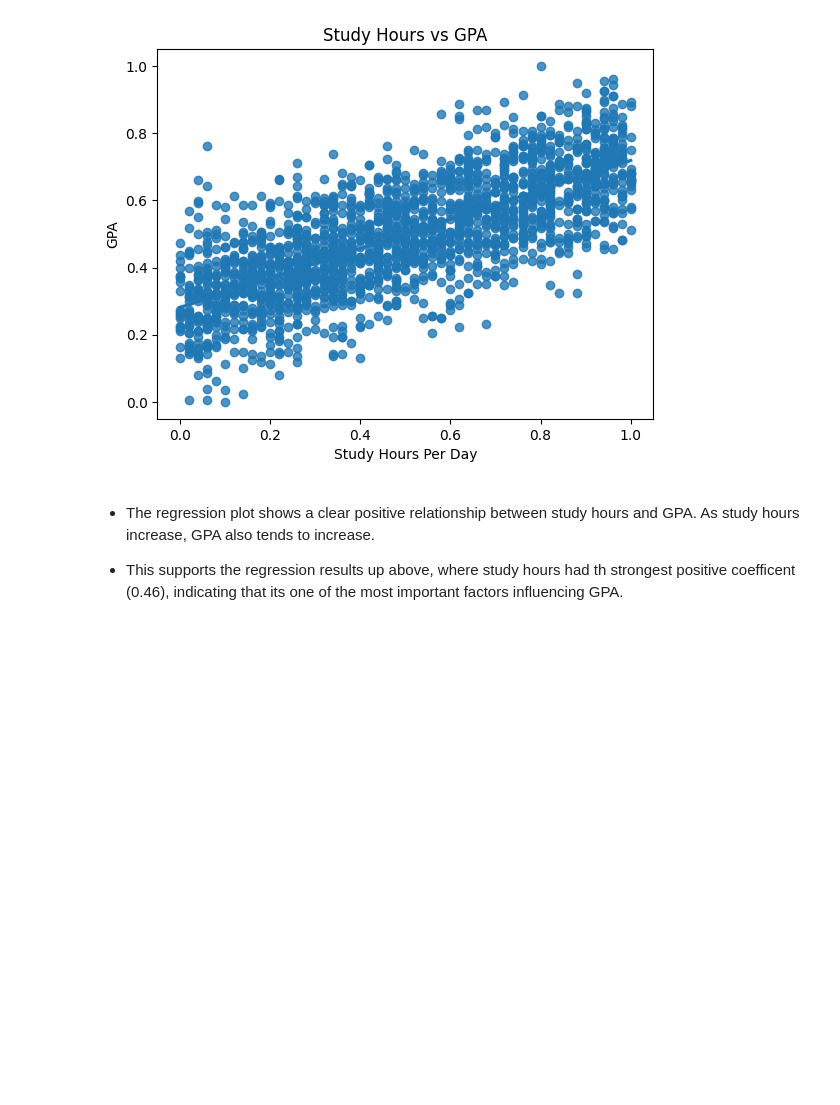
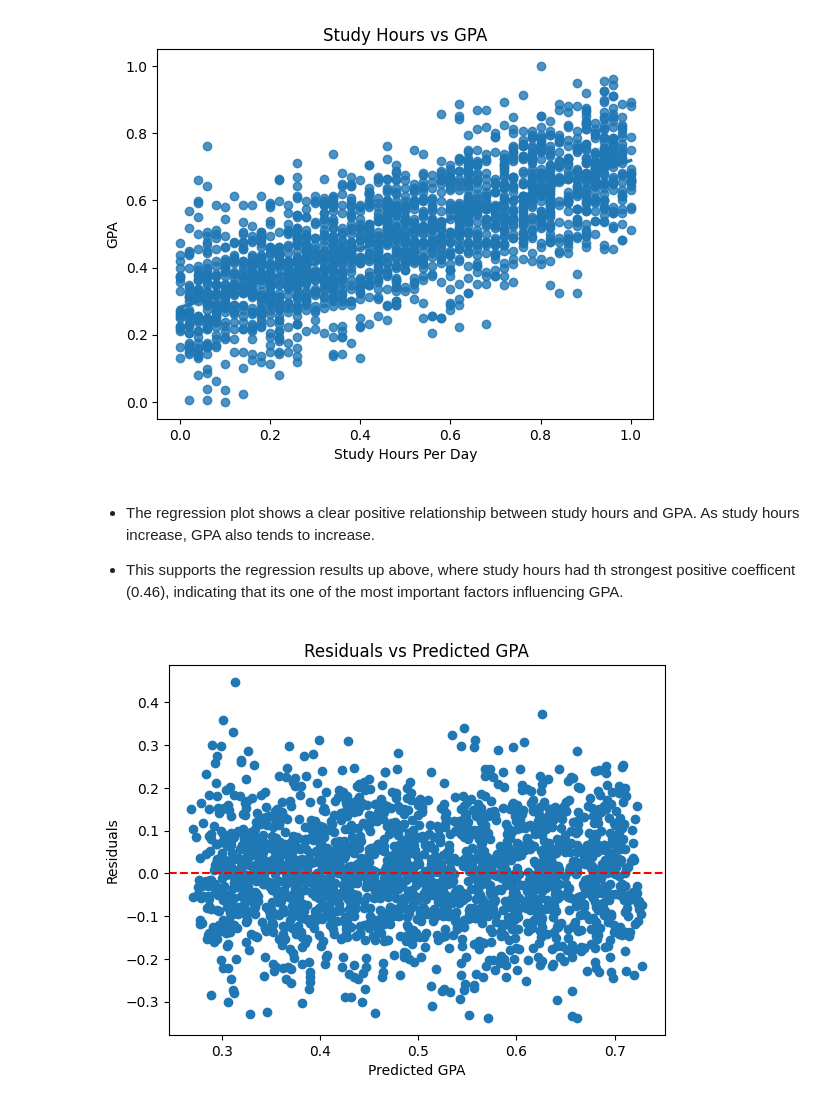
Before and after one commit to 1NVI5IBLE/Student-Success-Wellbeing-Index, a Jupyter notebook: Student_Success_Wellbeing_Index.ipynb, the cells around one changed output. Saved outputs shown, nothing was run; the diff lists cells and outputs as text; code cells hidden in the pictures; blank space fills up the shorter version.

Commit message:
Added residual plot to check model performance

```diff
--- a/Student_Success_Wellbeing_Index.ipynb
+++ b/Student_Success_Wellbeing_Index.ipynb
@@ -315,3 +315,14 @@ plt.show()
 - The regression plot shows a clear positive relationship between study hours and GPA. As study hours increase, GPA also tends to increase.
 
 - This supports the regression results up above, where study hours had th strongest positive coefficent (0.46), indicating that its one of the most important factors influencing GPA.
+# %%
+import matplotlib.pyplot as plt
+
+plt.scatter(model.fittedvalues, model.resid)
+plt.axhline(y=0, color='r', linestyle='--')
+plt.xlabel('Predicted GPA')
+plt.ylabel('Residuals')
+plt.title('Residuals vs Predicted GPA')
+plt.show()
+# %% [output]
+[figure, added]
```
Also changed, not shown: parts of 1 cell of this notebook.
